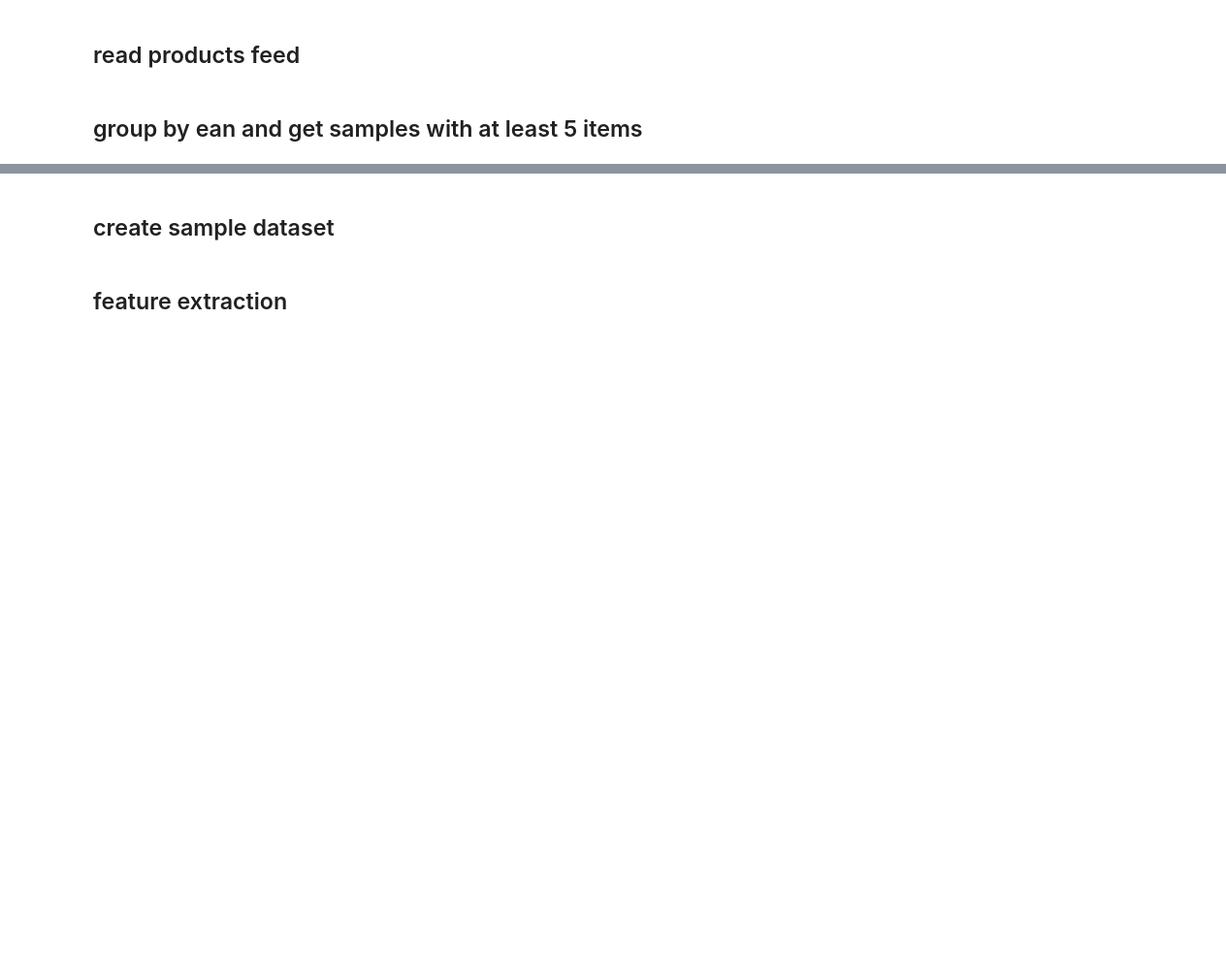
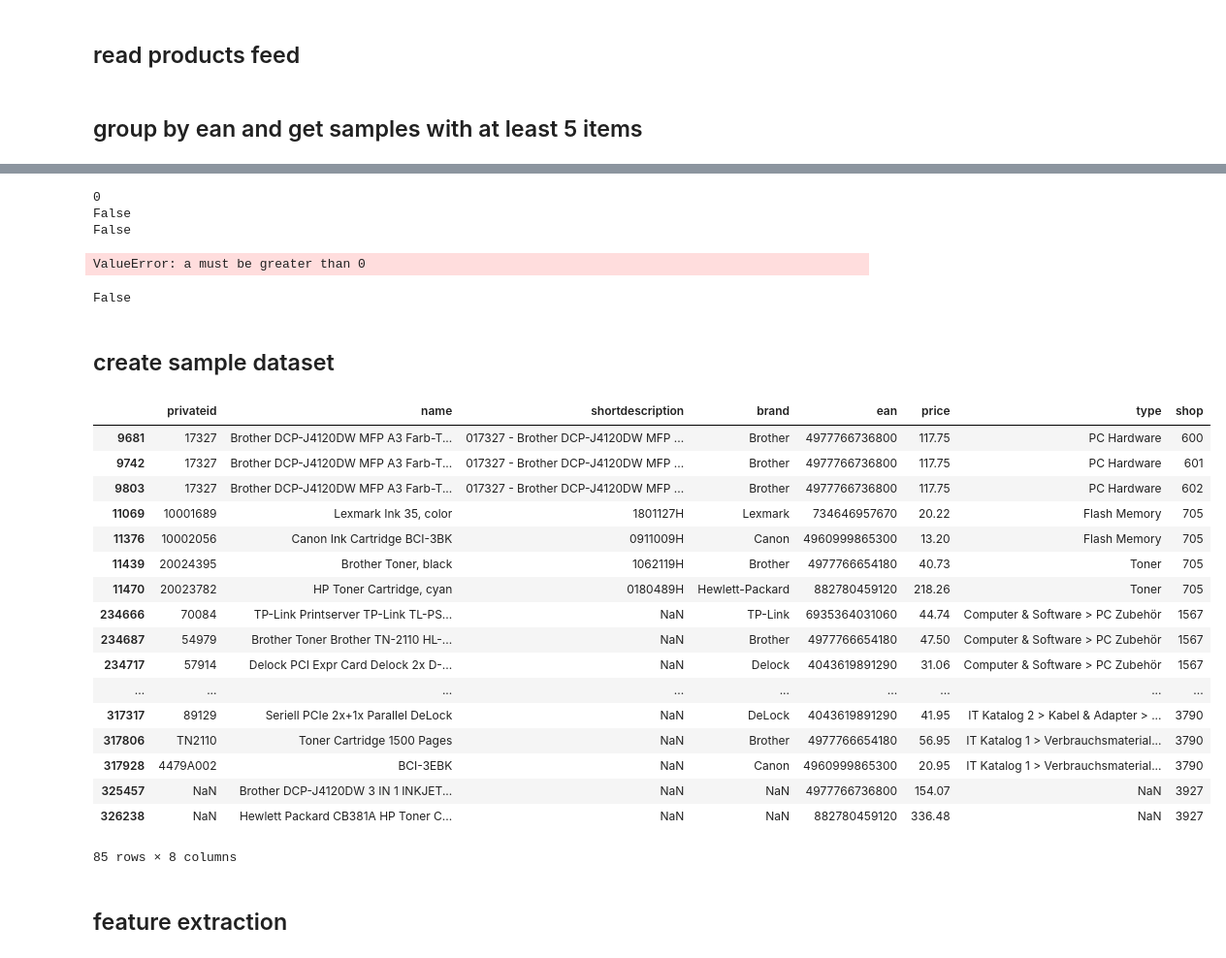
Before and after one commit to ephes/price_comparison, a Jupyter notebook: parse_csv.ipynb, the cells around one changed output, grey strips where cells are left out. Shown: that part at 97% size. Drawn from its saved outputs; the diff is of its cells as text; code cells hidden in the pictures; blank space fills up the shorter version.

```diff
--- a/parse_csv.ipynb
+++ b/parse_csv.ipynb
@@ -101,6 +128,18 @@ products = products[~products.price.isnull()]
 # %%
-good_eans = pd.Series(ean for ean, eans in groupby(products.ean) if len(list(eans)) > 5)
+good_eans = pd.Series(ean for ean, eans in groupby(candidate_eans) if len(list(eans)) > 1)
+print(len(good_eans))
+print(2998949375090 in good_eans)
+print(2998949375120 in set(good_eans))
 sample_products = products[products.ean.isin(good_eans.sample(n=10))]
+# %% [output]
+0
+False
+False
+ValueError: a must be greater than 0
+# %%
+print(2998949375090 in set(sample_products.ean))
+# %% [output]
+False
 # %% [markdown]
 ## create sample dataset
 # %%
@@ -108,6 +147,27 @@ dataset = Bunch()
 dataset.data = sample_products
 dataset.target = sample_products.ean
 dataset.true_k = np.unique(dataset.target).shape[0]
+# %%
+dataset.data
+# %% [output]
+|  | privateid | name | shortdescription | brand | ean | price | type | shop |
+| 9681 | 17327 | Brother DCP-J4120DW MFP A3 Farb-T... | 017327 - Brother DCP-J4120DW MFP ... | Brother | 4977766736800 | 117.75 | PC Hardware | 600 |
+| 9742 | 17327 | Brother DCP-J4120DW MFP A3 Farb-T... | 017327 - Brother DCP-J4120DW MFP ... | Brother | 4977766736800 | 117.75 | PC Hardware | 601 |
+| 9803 | 17327 | Brother DCP-J4120DW MFP A3 Farb-T... | 017327 - Brother DCP-J4120DW MFP ... | Brother | 4977766736800 | 117.75 | PC Hardware | 602 |
+| 11069 | 10001689 | Lexmark Ink 35, color | 1801127H | Lexmark | 734646957670 | 20.22 | Flash Memory | 705 |
+| 11376 | 10002056 | Canon Ink Cartridge BCI-3BK | 0911009H | Canon | 4960999865300 | 13.20 | Flash Memory | 705 |
+| 11439 | 20024395 | Brother Toner, black | 1062119H | Brother | 4977766654180 | 40.73 | Toner | 705 |
+| 11470 | 20023782 | HP Toner Cartridge, cyan | 0180489H | Hewlett-Packard | 882780459120 | 218.26 | Toner | 705 |
+| 234666 | 70084 | TP-Link Printserver TP-Link TL-PS... | NaN | TP-Link | 6935364031060 | 44.74 | Computer & Software > PC Zubehör | 1567 |
+| 234687 | 54979 | Brother Toner Brother TN-2110 HL-... | NaN | Brother | 4977766654180 | 47.50 | Computer & Software > PC Zubehör | 1567 |
+| 234717 | 57914 | Delock PCI Expr Card Delock 2x D-... | NaN | Delock | 4043619891290 | 31.06 | Computer & Software > PC Zubehör | 1567 |
+| ... | ... | ... | ... | ... | ... | ... | ... | ... |
+| 317317 | 89129 | Seriell PCIe 2x+1x Parallel DeLock | NaN | DeLock | 4043619891290 | 41.95 | IT Katalog 2 > Kabel & Adapter > ... | 3790 |
+| 317806 | TN2110 | Toner Cartridge 1500 Pages | NaN | Brother | 4977766654180 | 56.95 | IT Katalog 1 > Verbrauchsmaterial... | 3790 |
+| 317928 | 4479A002 | BCI-3EBK | NaN | Canon | 4960999865300 | 20.95 | IT Katalog 1 > Verbrauchsmaterial... | 3790 |
+| 325457 | NaN | Brother DCP-J4120DW 3 IN 1 INKJET... | NaN | NaN | 4977766736800 | 154.07 | NaN | 3927 |
+| 326238 | NaN | Hewlett Packard CB381A HP Toner C... | NaN | NaN | 882780459120 | 336.48 | NaN | 3927 |
+85 rows × 8 columns
 # %% [markdown]
 ## feature extraction
 # %%
```
Also changed, not shown: parts of 17 cells of this notebook.
